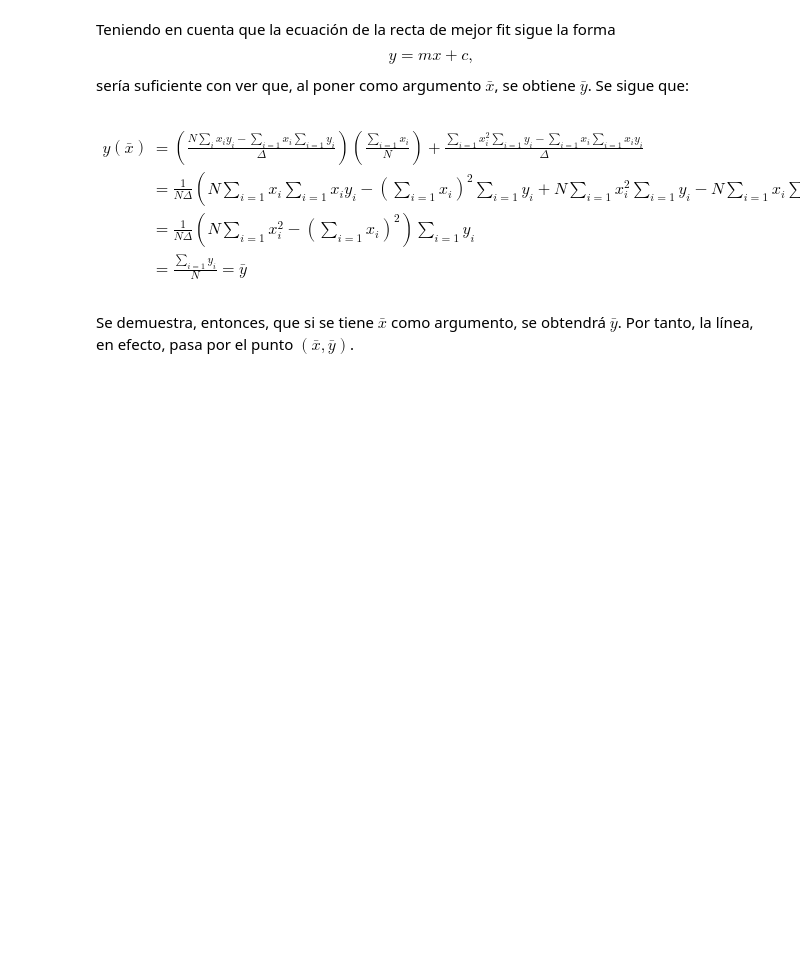
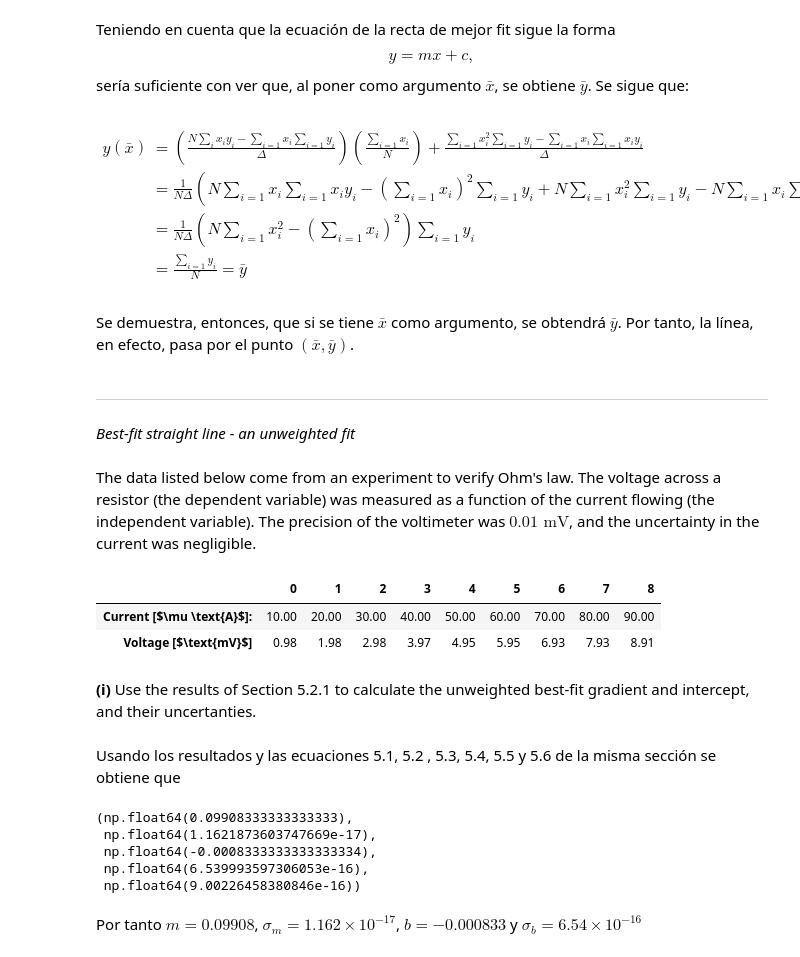
Before and after one commit to jcrojasv1/Lab-Intermedio, a Jupyter notebook: Tareas/Tarea4_Estadística.ipynb, the cells around one changed output. Drawn from its saved outputs; the diff is of its cells as text; code cells hidden in the pictures; blank space fills up the shorter version.

```diff
--- a/Tareas/Tarea4_Estadística.ipynb
+++ b/Tareas/Tarea4_Estadística.ipynb
@@ -21,3 +26,23 @@ y(\bar{x}) &= \left(\frac{N \sum_{i}x_iy_i - \sum_{i=1}x_i\sum_{i=1}y_i}{\Delta}
 \end{align*}
 # %% [markdown]
 Se demuestra, entonces, que si se tiene $\bar{x}$ como argumento, se obtendrá $\bar{y}$. Por tanto, la línea, en efecto, pasa por el punto $(\bar{x},\bar{y})$.
+# %% [markdown]
+----
+# %% [markdown]
+_Best-fit straight line - an unweighted fit_
+# %% [markdown]
+The data listed below come from an experiment to verify Ohm's law. The voltage across a resistor (the dependent variable) was measured as a function of the current flowing (the independent variable). The precision of the voltimeter was $0.01 \text{ mV}$, and the uncertainty in the current was negligible.
+# %%
+voltage = np.array([0.98,1.98,2.98,3.97,4.95,5.95,6.93,7.93,8.91])
+current = np.array([10,20,30,40,50,60,70,80,90])
+
+Table = pd.DataFrame({r"Current [$\mu \text{A}$]:":current,r"Voltage [$\text{mV}$]":voltage})
+Table.T
+# %% [output]
+|  | 0 | 1 | 2 | 3 | 4 | 5 | 6 | 7 | 8 |
+| Current [$\mu \text{A}$]: | 10.00 | 20.00 | 30.00 | 40.00 | 50.00 | 60.00 | 70.00 | 80.00 | 90.00 |
+| Voltage [$\text{mV}$] | 0.98 | 1.98 | 2.98 | 3.97 | 4.95 | 5.95 | 6.93 | 7.93 | 8.91 |
+# %% [markdown]
+**(i)** Use the results of Section 5.2.1 to calculate the unweighted best-fit gradient and intercept, and their uncertanties.
+# %% [markdown]
+Usando los resultados y las ecuaciones 5.1, 5.2 , 5.3, 5.4, 5.5  y 5.6 de la misma sección se obtiene que
@@ -23,0 +60,11 @@ Se demuestra, entonces, que si se tiene $\bar{x}$ como argumento, se obtendrá $
+# %%
+m,un_m,b,un_b,un_CM = linear_unw_regression(current,voltage)
+m,un_m,b,un_b,un_CM
+# %% [output]
+(np.float64(0.09908333333333333),
+ np.float64(1.1621873603747669e-17),
+ np.float64(-0.0008333333333333334),
+ np.float64(6.539993597306053e-16),
+ np.float64(9.00226458380846e-16))
+# %% [markdown]
+Por tanto $m = 0.09908$, $\sigma_{m} = 1.162\times10^{-17}$, $b = -0.000833$ y $\sigma_b=6.54\times10^{-16}$
```
Also changed, not shown: parts of 13 cells of this notebook, 1 other file.
